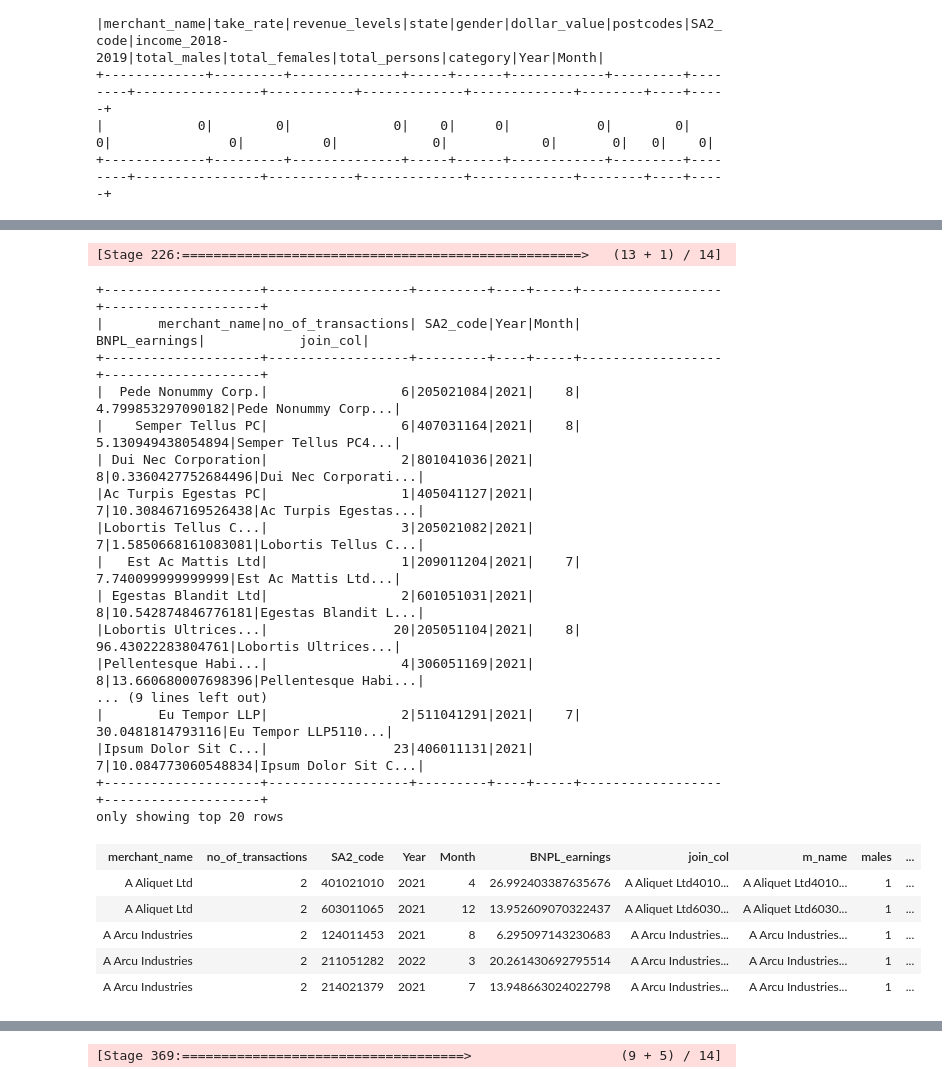
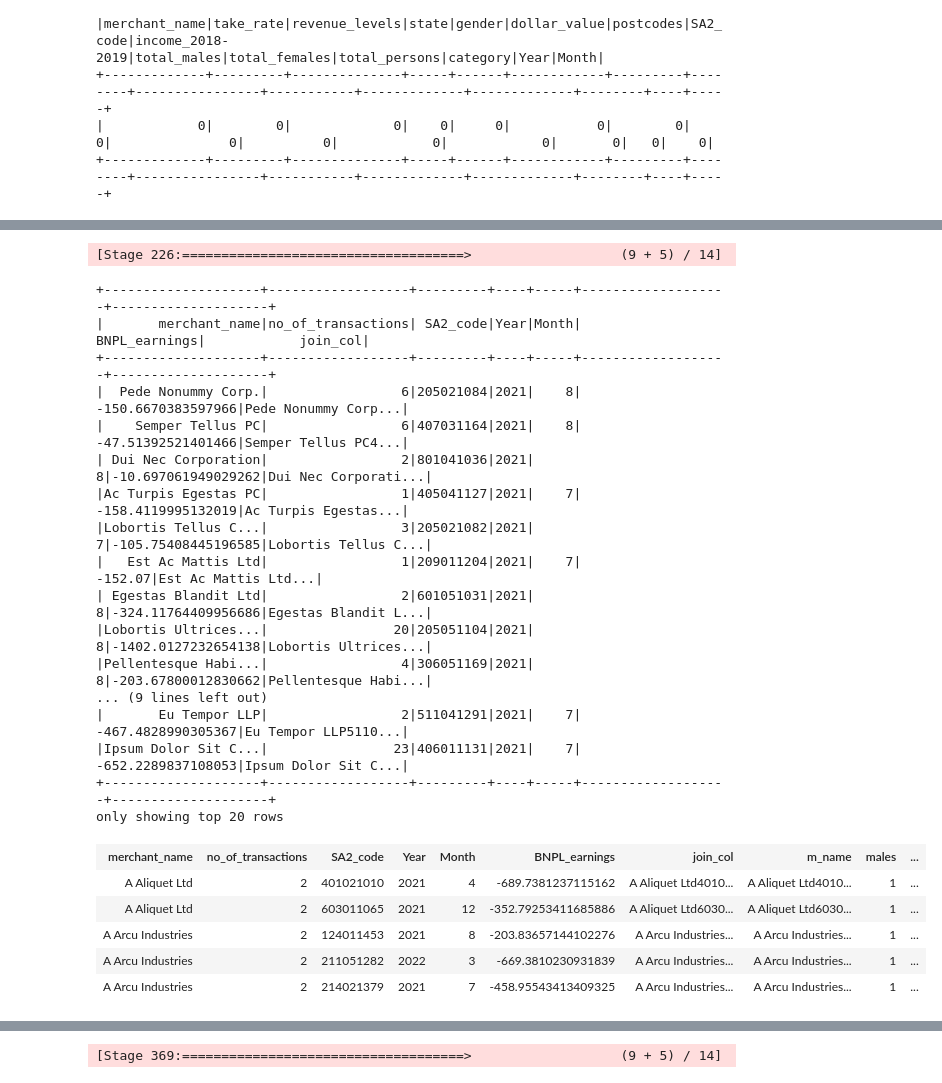
Before and after one commit to MAST30034-Applied-Data-Science/generic-buy-now-pay-later-project-group-10-bnpl, a Jupyter notebook: notebooks/BNPL firm earning model.ipynb, the cells around one changed output, grey strips where cells are left out. Cells and saved outputs as stored; diff of their text form; code cells hidden in the pictures.

```diff
--- a/notebooks/BNPL firm earning model.ipynb
+++ b/notebooks/BNPL firm earning model.ipynb
@@ -141,61 +212,63 @@ only showing top 5 rows
 # %%
-main_data.createOrReplaceTempView("agg")
+a.createOrReplaceTempView("agg")
 
-main_agg = spark.sql("""
+temp = spark.sql("""
 
-SELECT merchant_name, COUNT(merchant_name) AS no_of_transactions, SA2_code, Year, Month, SUM(BNPL_earnings) AS BNPL_earnings,
+SELECT merchant_name, COUNT(merchant_name) AS no_of_transactions, SA2_code, Year, Month, SUM(take_rate - dollar_value) AS BNPL_earnings,
     CONCAT(merchant_name, SA2_code, Year, Month) AS join_col
 FROM agg
 GROUP BY merchant_name, SA2_code, Year, Month
 """)
+
+temp.show()
 # %% [output]
-[Stage 226:===================================================>   (13 + 1) / 14]
+[Stage 226:====================================>                   (9 + 5) / 14]
-+--------------------+------------------+---------+----+-----+------------------+--------------------+
-|       merchant_name|no_of_transactions| SA2_code|Year|Month|     BNPL_earnings|            join_col|
-+--------------------+------------------+---------+----+-----+------------------+--------------------+
-|  Pede Nonummy Corp.|                 6|205021084|2021|    8| 4.799853297090182|Pede Nonummy Corp...|
-|    Semper Tellus PC|                 6|407031164|2021|    8| 5.130949438054894|Semper Tellus PC4...|
-| Dui Nec Corporation|                 2|801041036|2021|    8|0.3360427752684496|Dui Nec Corporati...|
-|Ac Turpis Egestas PC|                 1|405041127|2021|    7|10.308467169526438|Ac Turpis Egestas...|
-|Lobortis Tellus C...|                 3|205021082|2021|    7|1.5850668161083081|Lobortis Tellus C...|
-|   Est Ac Mattis Ltd|                 1|209011204|2021|    7| 7.740099999999999|Est Ac Mattis Ltd...|
-| Egestas Blandit Ltd|                 2|601051031|2021|    8|10.542874846776181|Egestas Blandit L...|
-|Lobortis Ultrices...|                20|205051104|2021|    8| 96.43022283804761|Lobortis Ultrices...|
-|Pellentesque Habi...|                 4|306051169|2021|    8|13.660680007698396|Pellentesque Habi...|
++--------------------+------------------+---------+----+-----+-------------------+--------------------+
+|       merchant_name|no_of_transactions| SA2_code|Year|Month|      BNPL_earnings|            join_col|
++--------------------+------------------+---------+----+-----+-------------------+--------------------+
+|  Pede Nonummy Corp.|                 6|205021084|2021|    8| -150.6670383597966|Pede Nonummy Corp...|
+|    Semper Tellus PC|                 6|407031164|2021|    8| -47.51392521401466|Semper Tellus PC4...|
+| Dui Nec Corporation|                 2|801041036|2021|    8|-10.697061949029262|Dui Nec Corporati...|
+|Ac Turpis Egestas PC|                 1|405041127|2021|    7| -158.4119995132019|Ac Turpis Egestas...|
+|Lobortis Tellus C...|                 3|205021082|2021|    7|-105.75408445196585|Lobortis Tellus C...|
+|   Est Ac Mattis Ltd|                 1|209011204|2021|    7|            -152.07|Est Ac Mattis Ltd...|
+| Egestas Blandit Ltd|                 2|601051031|2021|    8|-324.11764409956686|Egestas Blandit L...|
+|Lobortis Ultrices...|                20|205051104|2021|    8|-1402.0127232654138|Lobortis Ultrices...|
+|Pellentesque Habi...|                 4|306051169|2021|    8|-203.67800012830662|Pellentesque Habi...|
 ... (9 lines left out)
-|       Eu Tempor LLP|                 2|511041291|2021|    7|  30.0481814793116|Eu Tempor LLP5110...|
-|Ipsum Dolor Sit C...|                23|406011131|2021|    7|10.084773060548834|Ipsum Dolor Sit C...|
-+--------------------+------------------+---------+----+-----+------------------+--------------------+
+|       Eu Tempor LLP|                 2|511041291|2021|    7| -467.4828990305367|Eu Tempor LLP5110...|
+|Ipsum Dolor Sit C...|                23|406011131|2021|    7| -652.2289837108053|Ipsum Dolor Sit C...|
++--------------------+------------------+---------+----+-----+-------------------+--------------------+
 only showing top 20 rows
 # %%
-main_agg.createOrReplaceTempView("gender_join")
+temp.createOrReplaceTempView("gender_join")
 male.createOrReplaceTempView("m")
 female.createOrReplaceTempView("f")
 
 temp2 = spark.sql("""
 
 SELECT *
 FROM gender_join
 INNER JOIN m
 ON gender_join.join_col = m.m_name
 """)
 
 temp2.createOrReplaceTempView("temp2")
 
 temp3 = spark.sql("""
 
 SELECT *
 FROM temp2
 INNER JOIN f
 ON temp2.join_col = f.f_name
 """)
 
 temp3.limit(5)
 # %% [output]
 | merchant_name | no_of_transactions | SA2_code | Year | Month | BNPL_earnings | join_col | m_name | males | ... |
-| A Aliquet Ltd | 2 | 401021010 | 2021 | 4 | 26.992403387635676 | A Aliquet Ltd4010... | A Aliquet Ltd4010... | 1 | ... |
-| A Aliquet Ltd | 2 | 603011065 | 2021 | 12 | 13.952609070322437 | A Aliquet Ltd6030... | A Aliquet Ltd6030... | 1 | ... |
-| A Arcu Industries | 2 | 124011453 | 2021 | 8 | 6.295097143230683 | A Arcu Industries... | A Arcu Industries... | 1 | ... |
-| A Arcu Industries | 2 | 211051282 | 2022 | 3 | 20.261430692795514 | A Arcu Industries... | A Arcu Industries... | 1 | ... |
-| A Arcu Industries | 2 | 214021379 | 2021 | 7 | 13.948663024022798 | A Arcu Industries... | A Arcu Industries... | 1 | ... |
+| A Aliquet Ltd | 2 | 401021010 | 2021 | 4 | -689.7381237115162 | A Aliquet Ltd4010... | A Aliquet Ltd4010... | 1 | ... |
+| A Aliquet Ltd | 2 | 603011065 | 2021 | 12 | -352.79253411685886 | A Aliquet Ltd6030... | A Aliquet Ltd6030... | 1 | ... |
+| A Arcu Industries | 2 | 124011453 | 2021 | 8 | -203.83657144102276 | A Arcu Industries... | A Arcu Industries... | 1 | ... |
+| A Arcu Industries | 2 | 211051282 | 2022 | 3 | -669.3810230931839 | A Arcu Industries... | A Arcu Industries... | 1 | ... |
+| A Arcu Industries | 2 | 214021379 | 2021 | 7 | -458.95543413409325 | A Arcu Industries... | A Arcu Industries... | 1 | ... |
 # %%
```
Also changed, not shown: parts of 30 cells of this notebook, 19 other files.
